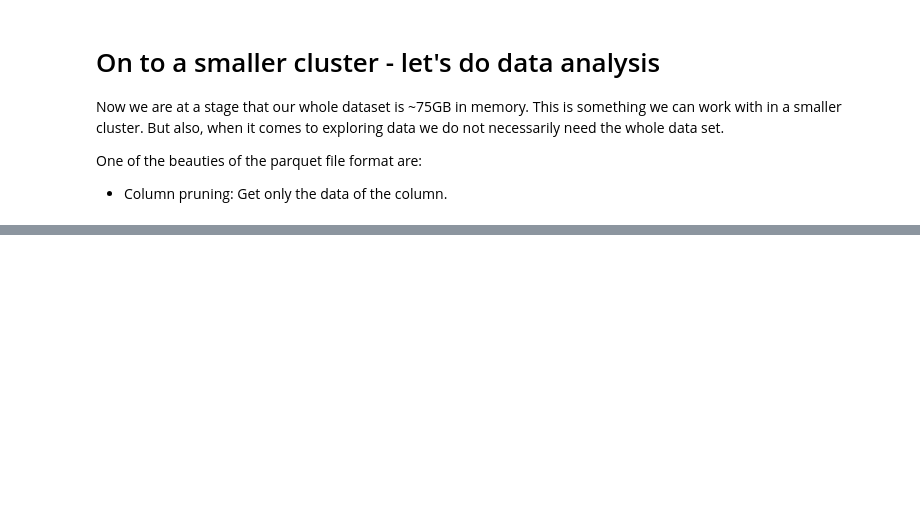
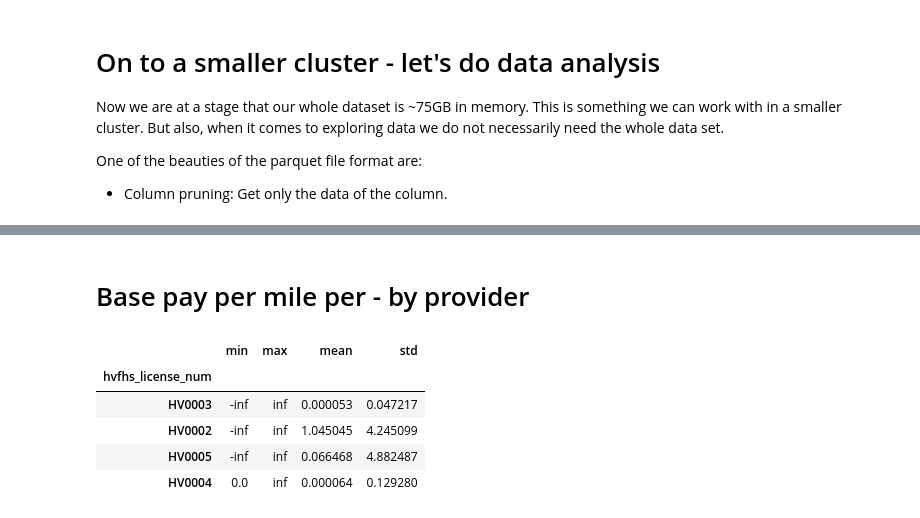
Before and after one commit to coiled/dask-tutorial, a Jupyter notebook: 2-Get_better-at-dask-dataframes.ipynb, the cells around one changed output, grey strips where cells are left out. Saved outputs shown, nothing was run; the diff lists cells and outputs as text; code cells hidden in the pictures; blank space fills up the shorter version.

```diff
--- a/2-Get_better-at-dask-dataframes.ipynb
+++ b/2-Get_better-at-dask-dataframes.ipynb
@@ -264,0 +357,6 @@ df.head()
+# %%
+df["tip_flag"] = df.tips > 0
+# %%
+df_small = df[["hvfhs_license_num", "tips", 'base_passenger_fare',
+               'driver_pay', "tip_flag", "trip_miles", "trip_time", "pickup_datetime",
+               'dropoff_datetime']].persist()
@@ -264,0 +427,3 @@ df.head()
+# %%
+tip_percentage = df_small.tips / df_small.base_passenger_fare
+df_small["tip_percentage"] = tip_percentage
@@ -264,0 +451,15 @@ df.head()
+# %% [markdown]
+# Base pay per mile per - by provider
+# %%
+dolars_per_mile = df_small.base_passenger_fare / df_small.trip_miles
+df_small["dolars_per_mile"] = dolars_per_mile
+df_small = df_small.persist()
+# %%
+df_small.groupby('hvfhs_license_num').dolars_per_mile.agg(["min", "max", "mean", "std"]).compute()
+# %% [output]
+|  | min | max | mean | std |
+| hvfhs_license_num |  |  |  |  |
+| HV0003 | -inf | inf | 0.000053 | 0.047217 |
+| HV0002 | -inf | inf | 1.045045 | 4.245099 |
+| HV0005 | -inf | inf | 0.066468 | 4.882487 |
+| HV0004 | 0.0 | inf | 0.000064 | 0.129280 |
```
Also changed, not shown: parts of 49 cells of this notebook, 1 other file.
